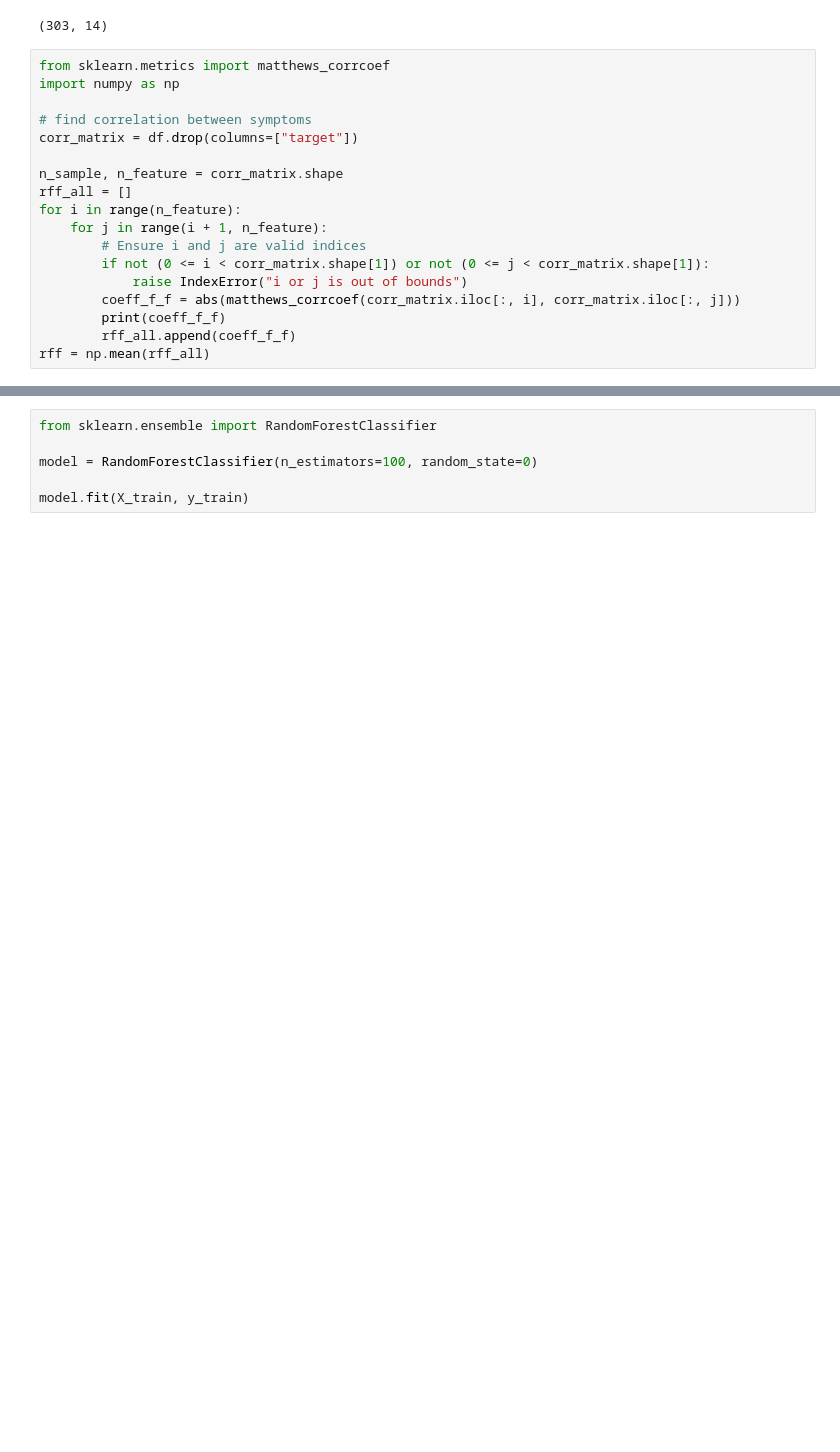
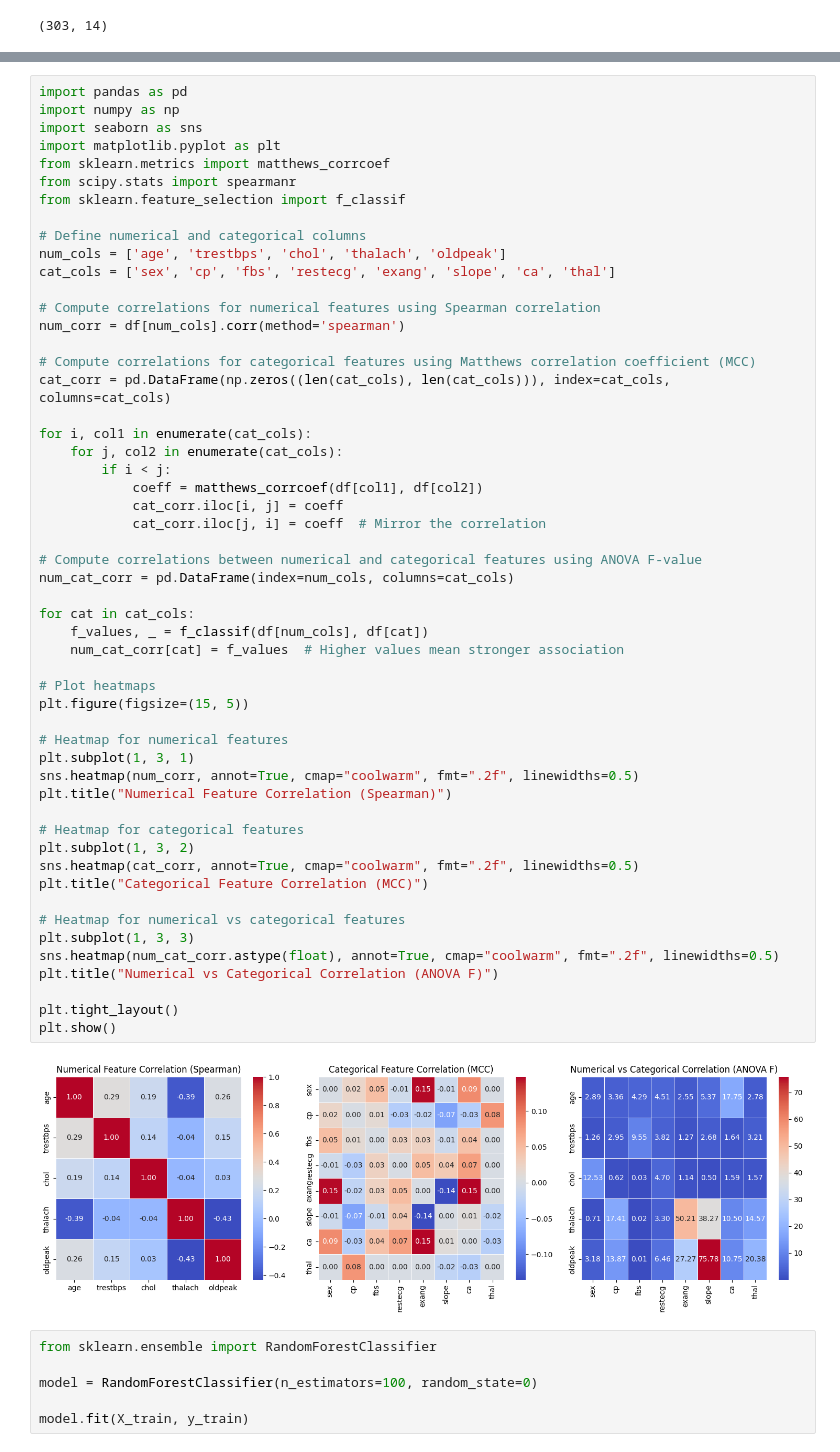
Before and after one commit to pi-sister/544Project, a Jupyter notebook: EDA_new.ipynb, the cells around one changed output, grey strips where cells are left out. Cells and saved outputs as stored; diff of their text form; blank space fills up the shorter version.

Commit message:
Some heat map correlations

```diff
--- a/EDA_new.ipynb
+++ b/EDA_new.ipynb
@@ -251,21 +251,3 @@ https://www.statology.org/tetrachoric-correlation/
 df.shape
 # %% [output]
 (303, 14)
-# %%
-from sklearn.metrics import matthews_corrcoef
-import numpy as np
-
-# find correlation between symptoms
-corr_matrix = df.drop(columns=["target"])
-
-n_sample, n_feature = corr_matrix.shape
-rff_all = []
-for i in range(n_feature):
-    for j in range(i + 1, n_feature):
-        # Ensure i and j are valid indices
-        if not (0 <= i < corr_matrix.shape[1]) or not (0 <= j < corr_matrix.shape[1]):
-            raise IndexError("i or j is out of bounds")
-        coeff_f_f = abs(matthews_corrcoef(corr_matrix.iloc[:, i], corr_matrix.iloc[:, j]))
-        print(coeff_f_f)
-        rff_all.append(coeff_f_f)
-rff = np.mean(rff_all)
@@ -282,3 +254,58 @@ ValueError: Classification metrics can't handle a mix of multiclass and continuo
+# %%
+import pandas as pd
+import numpy as np
+import seaborn as sns
+import matplotlib.pyplot as plt
+from sklearn.metrics import matthews_corrcoef
+from scipy.stats import spearmanr
+from sklearn.feature_selection import f_classif
+
+# Define numerical and categorical columns
+num_cols = ['age', 'trestbps', 'chol', 'thalach', 'oldpeak']
+cat_cols = ['sex', 'cp', 'fbs', 'restecg', 'exang', 'slope', 'ca', 'thal']
+
+# Compute correlations for numerical features using Spearman correlation
+num_corr = df[num_cols].corr(method='spearman')
+
+# Compute correlations for categorical features using Matthews correlation coefficient (MCC)
+cat_corr = pd.DataFrame(np.zeros((len(cat_cols), len(cat_cols))), index=cat_cols, columns=cat_cols)
+
+for i, col1 in enumerate(cat_cols):
+    for j, col2 in enumerate(cat_cols):
+        if i < j:
+            coeff = matthews_corrcoef(df[col1], df[col2])
+            cat_corr.iloc[i, j] = coeff
+            cat_corr.iloc[j, i] = coeff  # Mirror the correlation
+
+# Compute correlations between numerical and categorical features using ANOVA F-value
+num_cat_corr = pd.DataFrame(index=num_cols, columns=cat_cols)
+
+for cat in cat_cols:
+    f_values, _ = f_classif(df[num_cols], df[cat])
+    num_cat_corr[cat] = f_values  # Higher values mean stronger association
+
+# Plot heatmaps
+plt.figure(figsize=(15, 5))
+
+# Heatmap for numerical features
+plt.subplot(1, 3, 1)
+sns.heatmap(num_corr, annot=True, cmap="coolwarm", fmt=".2f", linewidths=0.5)
+plt.title("Numerical Feature Correlation (Spearman)")
+
+# Heatmap for categorical features
+plt.subplot(1, 3, 2)
+sns.heatmap(cat_corr, annot=True, cmap="coolwarm", fmt=".2f", linewidths=0.5)
+plt.title("Categorical Feature Correlation (MCC)")
+
+# Heatmap for numerical vs categorical features
+plt.subplot(1, 3, 3)
+sns.heatmap(num_cat_corr.astype(float), annot=True, cmap="coolwarm", fmt=".2f", linewidths=0.5)
+plt.title("Numerical vs Categorical Correlation (ANOVA F)")
+
+plt.tight_layout()
+plt.show()
+# %% [output]
+[figure, added]
 # %%
 from sklearn.ensemble import RandomForestClassifier
 
```
Also changed, not shown: parts of 1 cell of this notebook.
